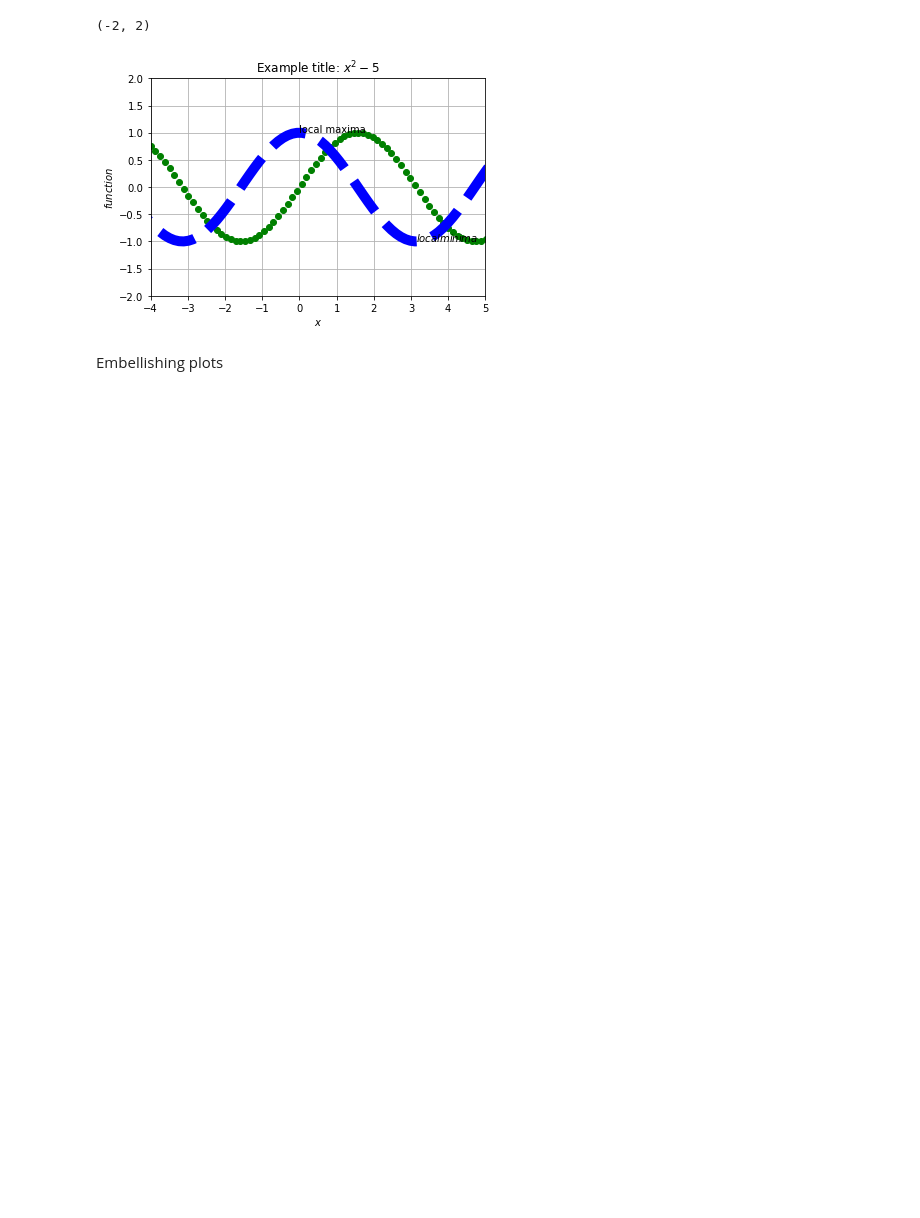
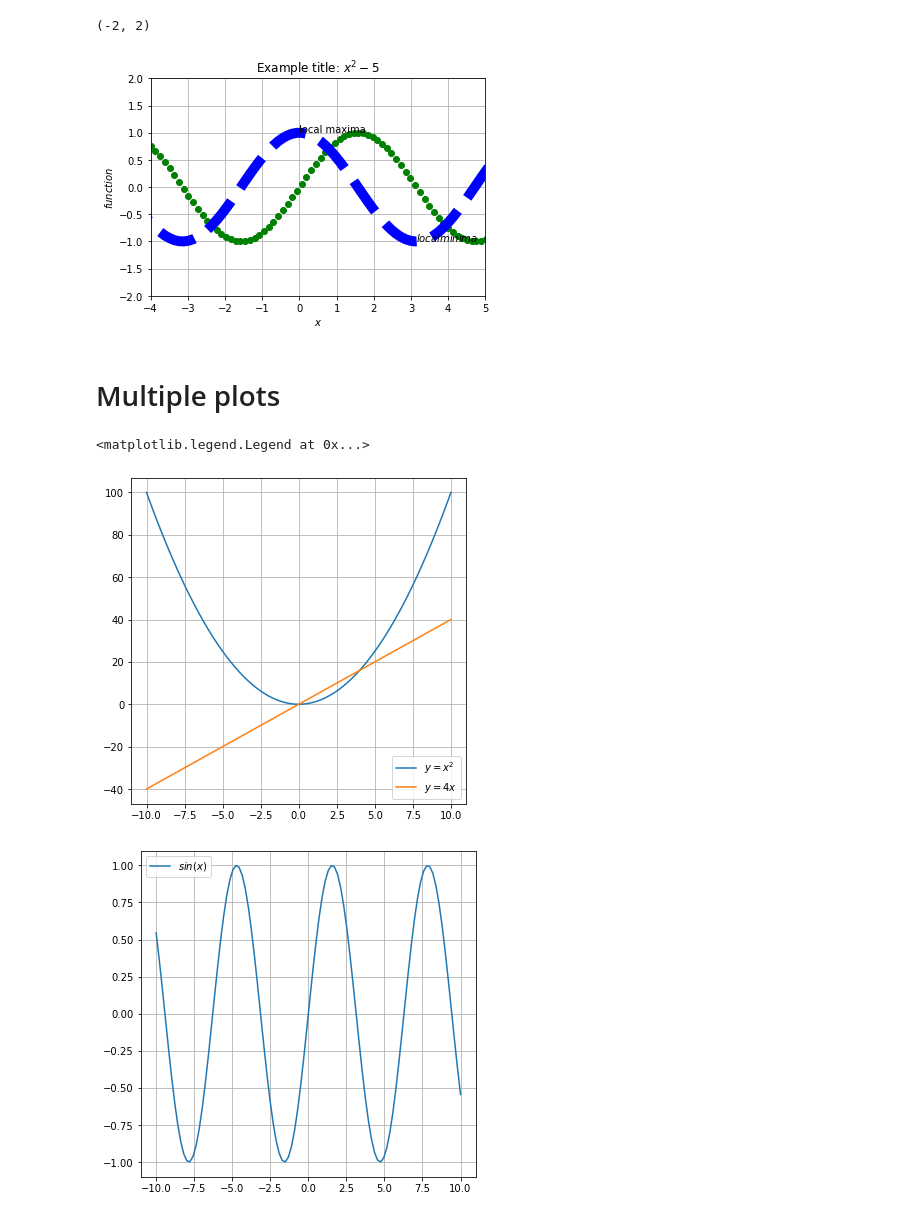
Before and after one commit to rsatwik/PythonPractise, a Jupyter notebook: SpokenTutorial_python.ipynb, the cells around one changed output. Saved outputs shown, nothing was run; the diff lists cells and outputs as text; code cells hidden in the pictures; blank space fills up the shorter version.

```diff
--- a/SpokenTutorial_python.ipynb
+++ b/SpokenTutorial_python.ipynb
@@ -44,5 +45,20 @@ plt.ylim(-2,2)
 # %% [output]
 (-2, 2)
 [figure]
-# %% [markdown]
-Embellishing plots
+# %% [markdown]
+# Multiple plots
+# %%
+x=np.linspace(-10,10,100)
+fig1=plt.figure(figsize=(6,6))
+plt.plot(x,x*x,label='$y=x^2$')
+plt.plot(x,4*x,label='$y=4x$')
+plt.grid()
+plt.legend()
+fig2=plt.figure(figsize=(6,6))
+plt.plot(x,np.sin(x),label='$sin(x)$')
+plt.grid()
+plt.legend()
+# %% [output]
+<matplotlib.legend.Legend at 0x...>
+[figure, added]
+[figure, added]
```
Also changed, not shown: parts of 8 cells of this notebook, 2 other files.
